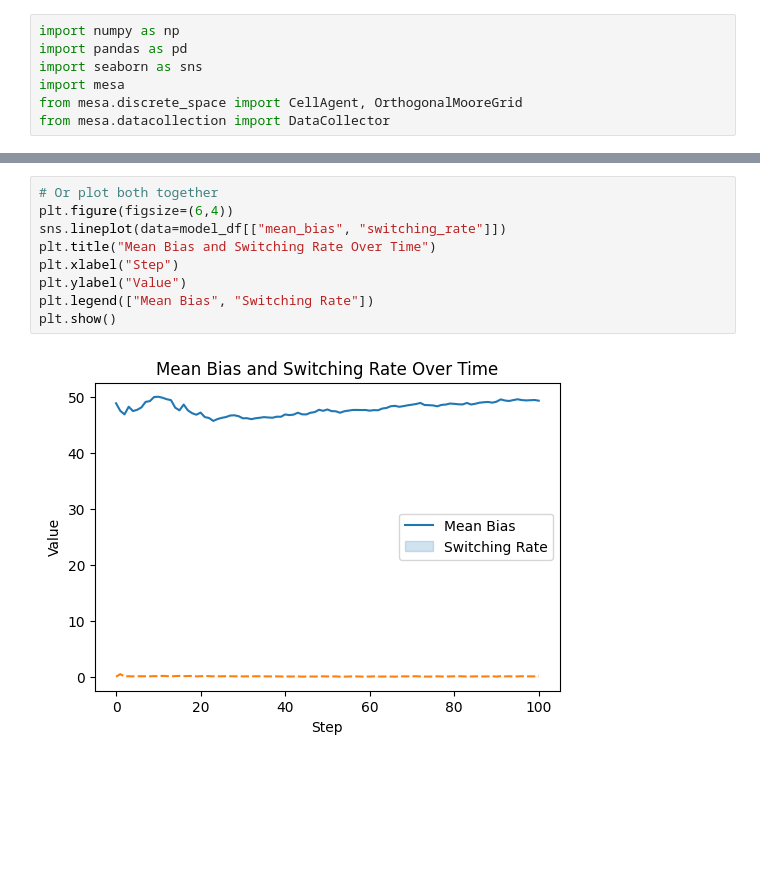
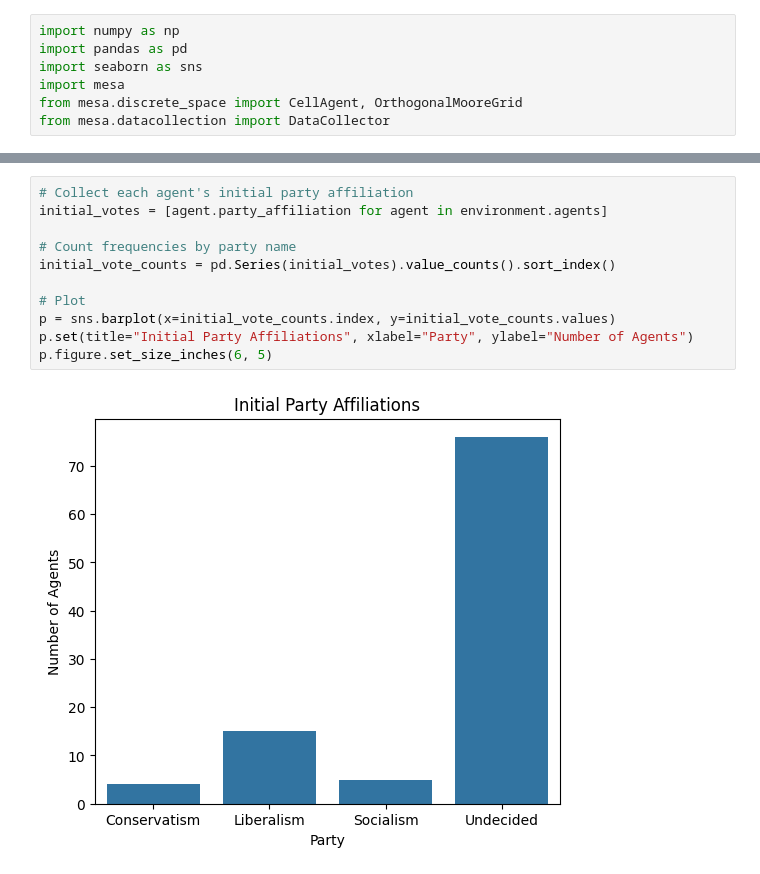
Before and after one commit to AndilexDlongs/social-contagion-abm, a Jupyter notebook: preliminary_models/social_contagion_abm.ipynb, the cells around one changed output, grey strips where cells are left out. Saved outputs shown, nothing was run; the diff lists cells and outputs as text; blank space fills up the shorter version.

```diff
--- a/preliminary_models/social_contagion_abm.ipynb
+++ b/preliminary_models/social_contagion_abm.ipynb
@@ -285,11 +254,13 @@ plt.show()
-# %%
-# Or plot both together
-plt.figure(figsize=(6,4))
-sns.lineplot(data=model_df[["mean_bias", "switching_rate"]])
-plt.title("Mean Bias and Switching Rate Over Time")
-plt.xlabel("Step")
-plt.ylabel("Value")
-plt.legend(["Mean Bias", "Switching Rate"])
-plt.show()
-# %% [output]
-[figure, removed]
+# %%
+# Collect each agent's initial party affiliation
+initial_votes = [agent.party_affiliation for agent in environment.agents]
+
+# Count frequencies by party name
+initial_vote_counts = pd.Series(initial_votes).value_counts().sort_index()
+
+# Plot
+p = sns.barplot(x=initial_vote_counts.index, y=initial_vote_counts.values)
+p.set(title="Initial Party Affiliations", xlabel="Party", ylabel="Number of Agents")
+p.figure.set_size_inches(6, 5)
+# %% [output]
+[figure, added]
```
Also changed, not shown: parts of 12 cells of this notebook.
